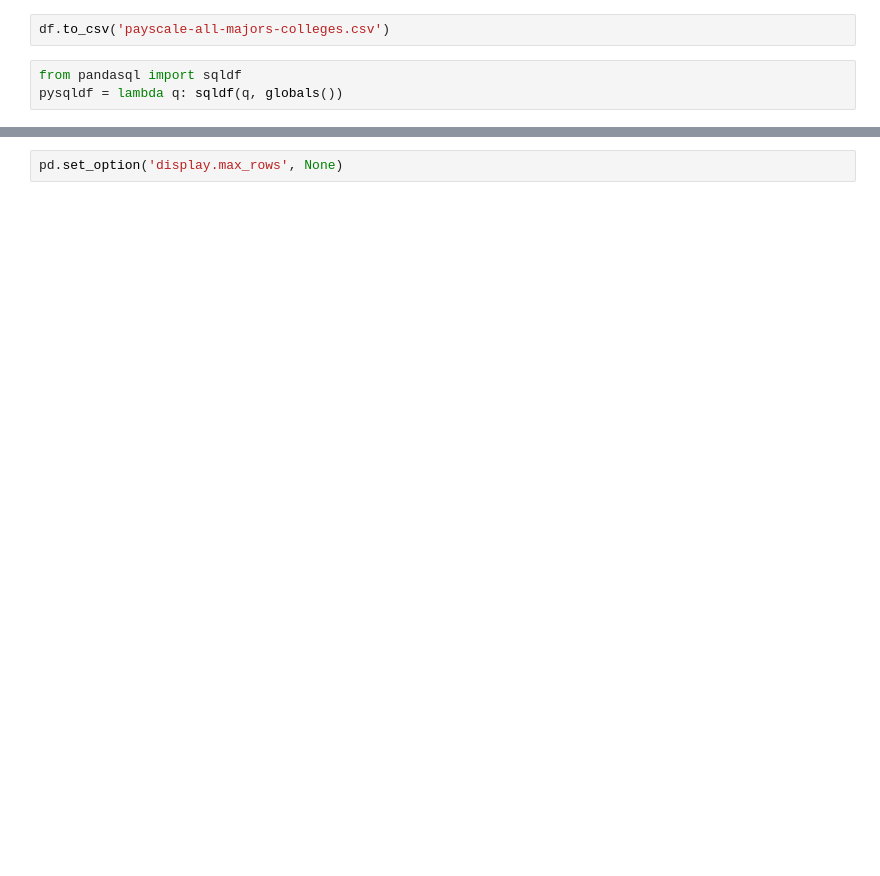
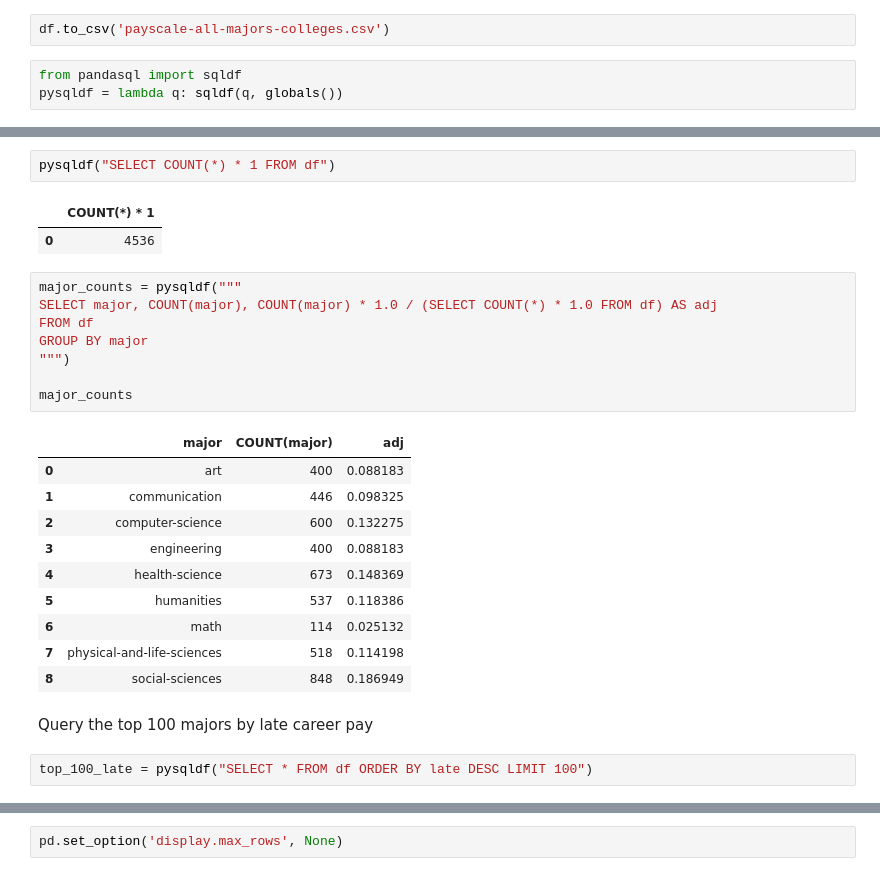
Before and after one commit to geoffswc/College-PayScale-Analysis, a Jupyter notebook: Payscale-All.ipynb, the cells around one changed output, grey strips where cells are left out. Drawn from its saved outputs; the diff is of its cells as text; blank space fills up the shorter version.

```diff
--- a/Payscale-All.ipynb
+++ b/Payscale-All.ipynb
@@ -78,0 +102,28 @@ pysqldf = lambda q: sqldf(q, globals())
+# %%
+pysqldf("SELECT COUNT(*) * 1 FROM df")
+# %% [output]
+|  | COUNT(*) * 1 |
+| 0 | 4536 |
+# %%
+major_counts = pysqldf("""
+SELECT major, COUNT(major), COUNT(major) * 1.0 / (SELECT COUNT(*) * 1.0 FROM df) AS adj
+FROM df
+GROUP BY major
+""")
+
+major_counts
+# %% [output]
+|  | major | COUNT(major) | adj |
+| 0 | art | 400 | 0.088183 |
+| 1 | communication | 446 | 0.098325 |
+| 2 | computer-science | 600 | 0.132275 |
+| 3 | engineering | 400 | 0.088183 |
+| 4 | health-science | 673 | 0.148369 |
+| 5 | humanities | 537 | 0.118386 |
+| 6 | math | 114 | 0.025132 |
+| 7 | physical-and-life-sciences | 518 | 0.114198 |
+| 8 | social-sciences | 848 | 0.186949 |
+# %% [markdown]
+Query the top 100 majors by late career pay
+# %%
+top_100_late = pysqldf("SELECT * FROM df ORDER BY late DESC LIMIT 100")
```
Also changed, not shown: parts of 10 cells of this notebook, 2 other files.
